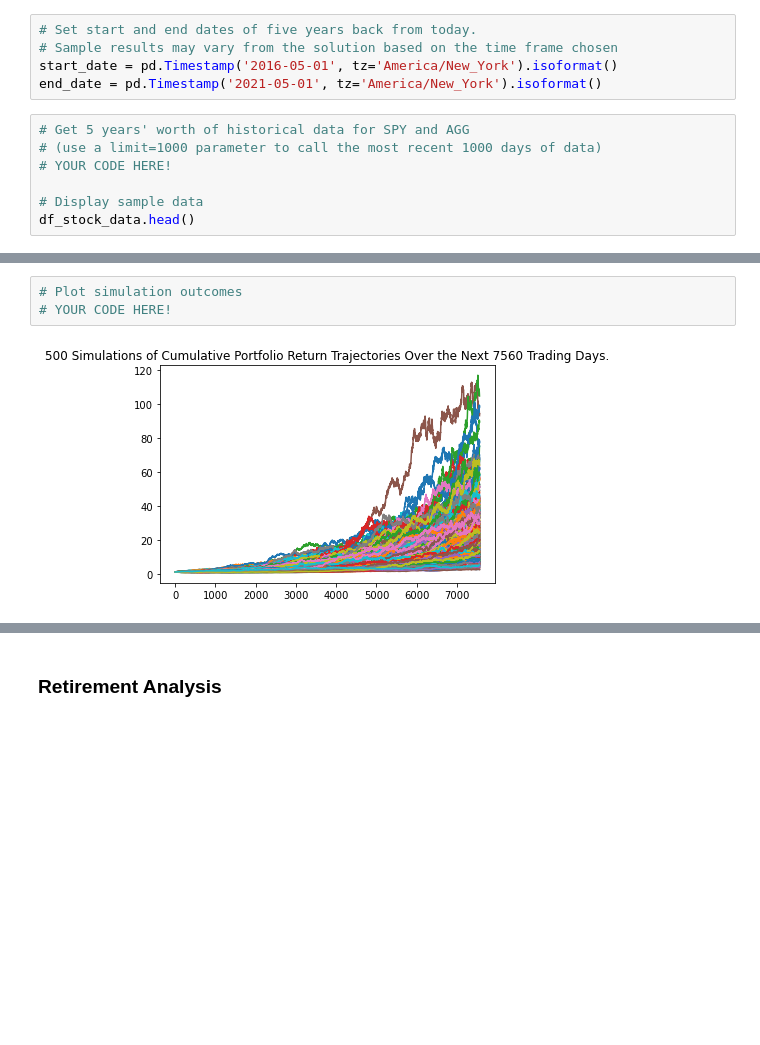
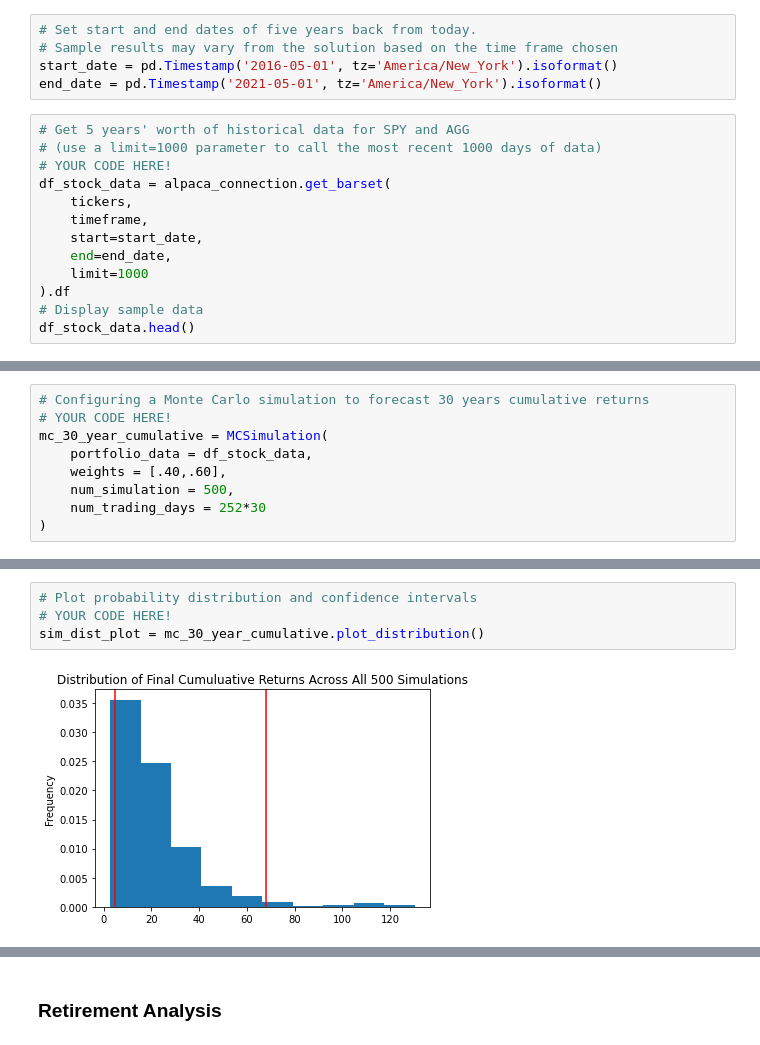
Before and after one commit to ServontiusT/API-Homework, a Jupyter notebook: Starter_Code/financial-planner.ipynb, the cells around one changed output, grey strips where cells are left out. Saved outputs shown, nothing was run; the diff lists cells and outputs as text; blank space fills up the shorter version.

```diff
--- a/Starter_Code/financial-planner.ipynb
+++ b/Starter_Code/financial-planner.ipynb
@@ -159,7 +169,13 @@ end_date = pd.Timestamp('2021-05-01', tz='America/New_York').isoformat()
 # Get 5 years' worth of historical data for SPY and AGG
 # (use a limit=1000 parameter to call the most recent 1000 days of data)
 # YOUR CODE HERE!
-
+df_stock_data = alpaca_connection.get_barset(
+    tickers,
+    timeframe,
+    start=start_date,
+    end=end_date,
+    limit=1000
+).df
 # Display sample data
 df_stock_data.head()
 # %% [output]
@@ -171,3 +187,12 @@ df_stock_data.head()
 | 2017-05-12 00:00:00-04:00 | 108.81 | 108.940 | 108.7800 | 108.920 | 1136553.0 | 239.09 | 239.21 | 238.67 | 239.030 | 35283567.0 |
 | 2017-05-15 00:00:00-04:00 | 108.85 | 108.940 | 108.8200 | 108.890 | 1620264.0 | 239.47 | 240.44 | 239.45 | 240.245 | 42230620.0 |
 | 2017-05-16 00:00:00-04:00 | 108.88 | 109.101 | 108.8800 | 109.000 | 1394153.0 | 240.62 | 240.67 | 239.63 | 240.100 | 37206183.0 |
+# %%
+# Configuring a Monte Carlo simulation to forecast 30 years cumulative returns
+# YOUR CODE HERE!
+mc_30_year_cumulative = MCSimulation(
+    portfolio_data = df_stock_data,
+    weights = [.40,.60],
+    num_simulation = 500,
+    num_trading_days = 252*30
+)
@@ -223,5 +264,6 @@ Running Monte Carlo simulation number 490.
 # %%
-# Plot simulation outcomes
+# Plot probability distribution and confidence intervals
 # YOUR CODE HERE!
+sim_dist_plot = mc_30_year_cumulative.plot_distribution()
 # %% [output]
-[figure, old version]
+[figure, new version]
```
Also changed, not shown: parts of 11 cells of this notebook.
